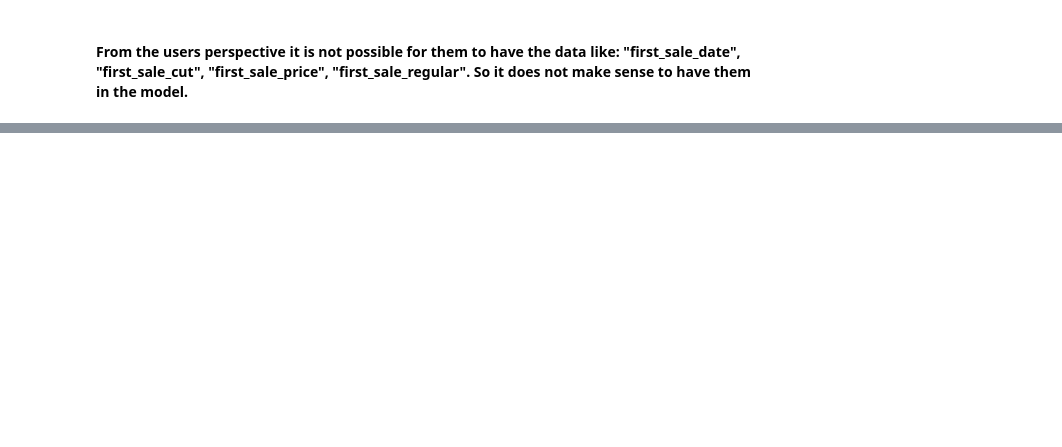
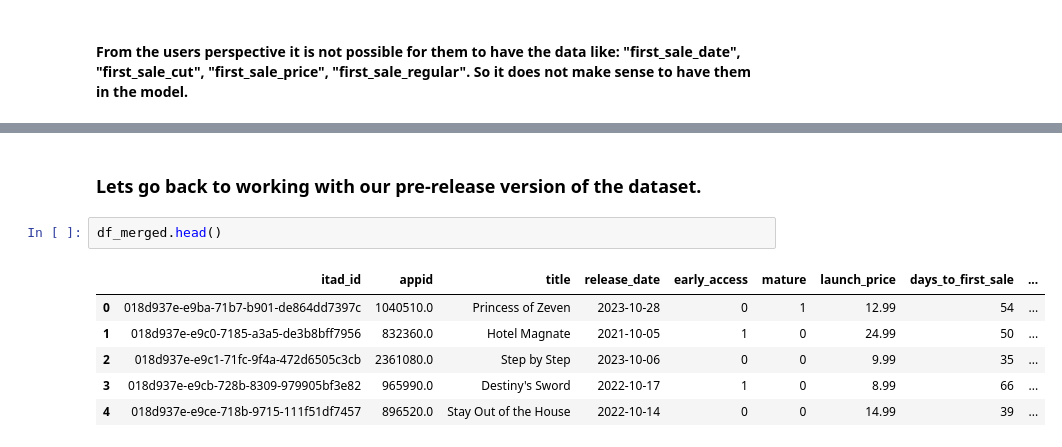
Before and after one commit to faraz1272/steam-discount-forecast, a Jupyter notebook: notebooks/model_building_experimentation.ipynb, the cells around one changed output, grey strips where cells are left out. Cells and saved outputs as stored; diff of their text form; blank space fills up the shorter version.

```diff
--- a/notebooks/model_building_experimentation.ipynb
+++ b/notebooks/model_building_experimentation.ipynb
@@ -269,0 +610,11 @@ df_final = df_merged.drop(columns=['first_sale_date', 'first_sale_cut', 'first_s
+# %% [markdown]
+### Lets go back to working with our pre-release version of the dataset.
+# %%
+df_merged.head()
+# %% [output]
+|  | itad_id | appid | title | release_date | early_access | mature | launch_price | days_to_first_sale | ... |
+| 0 | 018d937e-e9ba-71b7-b901-de864dd7397c | 1040510.0 | Princess of Zeven | 2023-10-28 | 0 | 1 | 12.99 | 54 | ... |
+| 1 | 018d937e-e9c0-7185-a3a5-de3b8bff7956 | 832360.0 | Hotel Magnate | 2021-10-05 | 1 | 0 | 24.99 | 50 | ... |
+| 2 | 018d937e-e9c1-71fc-9f4a-472d6505c3cb | 2361080.0 | Step by Step | 2023-10-06 | 0 | 0 | 9.99 | 35 | ... |
+| 3 | 018d937e-e9cb-728b-8309-979905bf3e82 | 965990.0 | Destiny's Sword | 2022-10-17 | 1 | 0 | 8.99 | 66 | ... |
+| 4 | 018d937e-e9ce-718b-9715-111f51df7457 | 896520.0 | Stay Out of the House | 2022-10-14 | 0 | 0 | 14.99 | 39 | ... |
```
Also changed, not shown: parts of 21 cells of this notebook.
